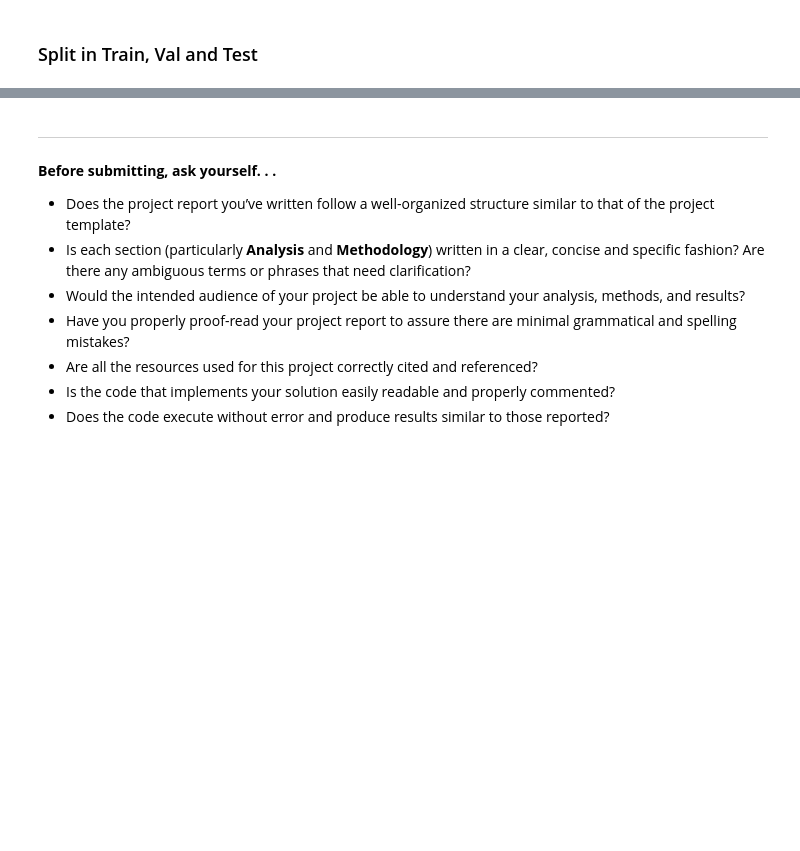
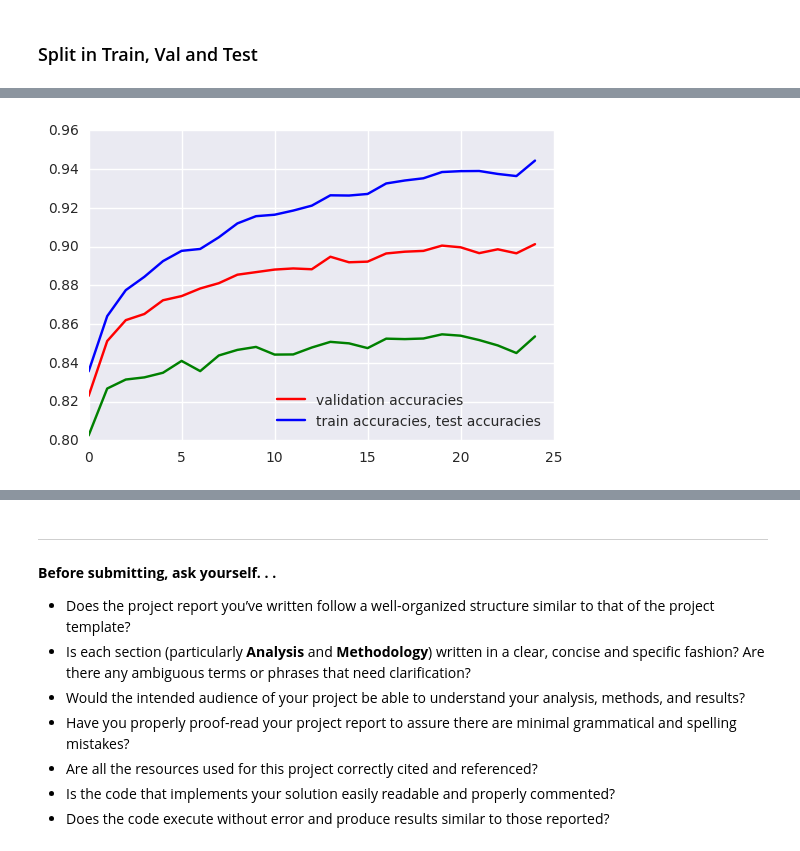
Before and after one commit to VisionTom/Nanodegree_MachineLearning, a Jupyter notebook: 06_Capstone/capstone3.ipynb, the cells around one changed output, grey strips where cells are left out. Drawn from its saved outputs; the diff is of its cells as text; code cells hidden in the pictures; blank space fills up the shorter version.

```diff
--- a/06_Capstone/capstone3.ipynb
+++ b/06_Capstone/capstone3.ipynb
@@ -46,7 +46,7 @@ import itertools
 # %%
 DEBUG_MODUS = False
 LEARN_MODUS = True
-DEVICE_NAME = "/cpu:0" #For Training with GPU change to: "/gpu:0"
+DEVICE_NAME = "/gpu:0" #For Training with GPU change to: "/gpu:0"
 
 train_file = "data/train_32x32.mat"
 test_file = "data/test_32x32.mat"
@@ -435,11 +507,13 @@ if __name__ == '__main__':
 # %%
 plt.plot(range(EPOCHS), val_accuracies, 'r-',
-        range(EPOCHS), train_accuracies, 'b-')
+        range(EPOCHS), train_accuracies, 'b-',
         range(EPOCHS), test_accuracies, 'g-')
         #range(EPOCHS), (list(np.array(val_accuracies) - np.array(train_accuracies))), 'g-')
 #plt.plot(train_accuracies)
 plt.legend(["validation accuracies","train accuracies, test accuracies"],loc='lower right')
 plt.show()
+# %% [output]
+[figure, added]
 # %%
 print("Training:\n")
 for i, a in enumerate(train_accuracies):
```
Also changed, not shown: parts of 13 cells of this notebook, 3 other files.
